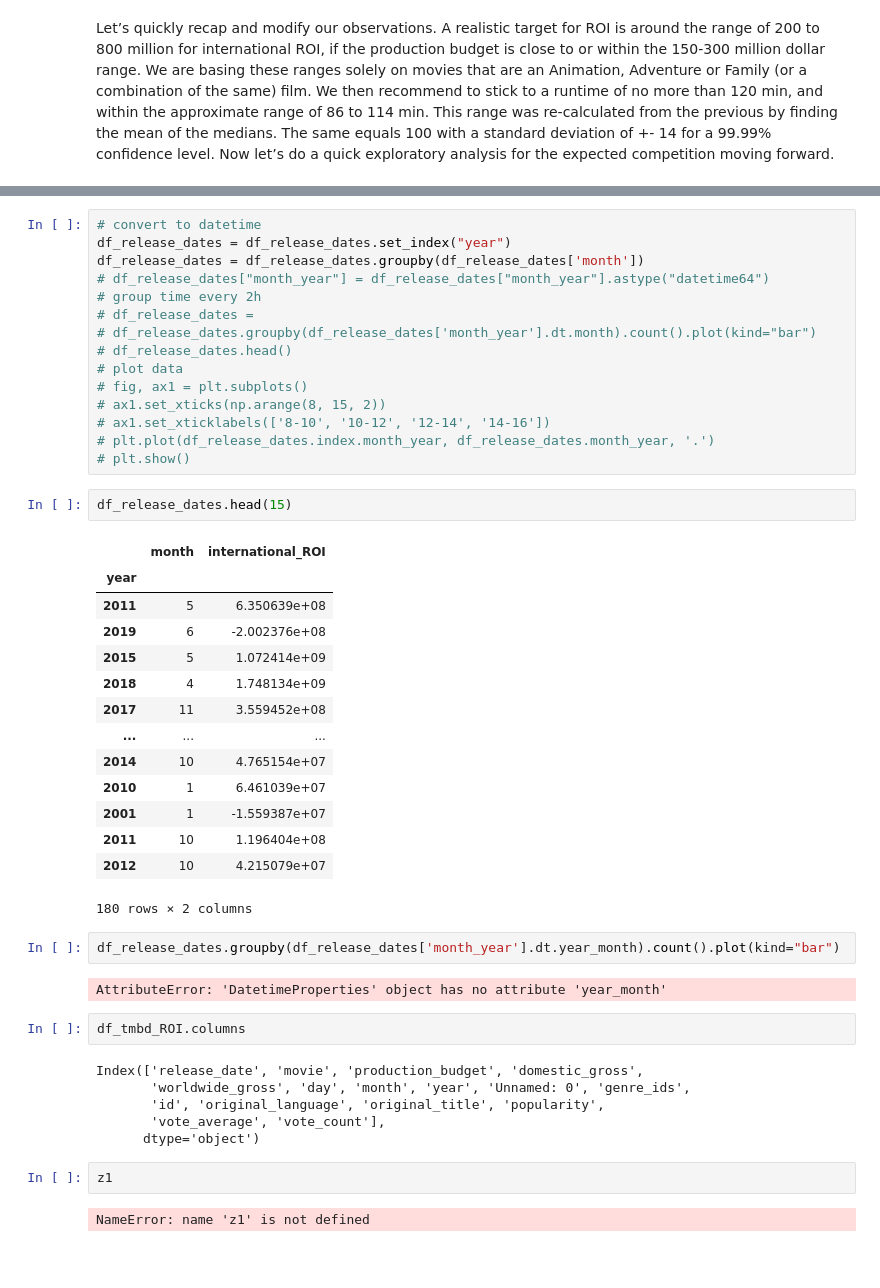
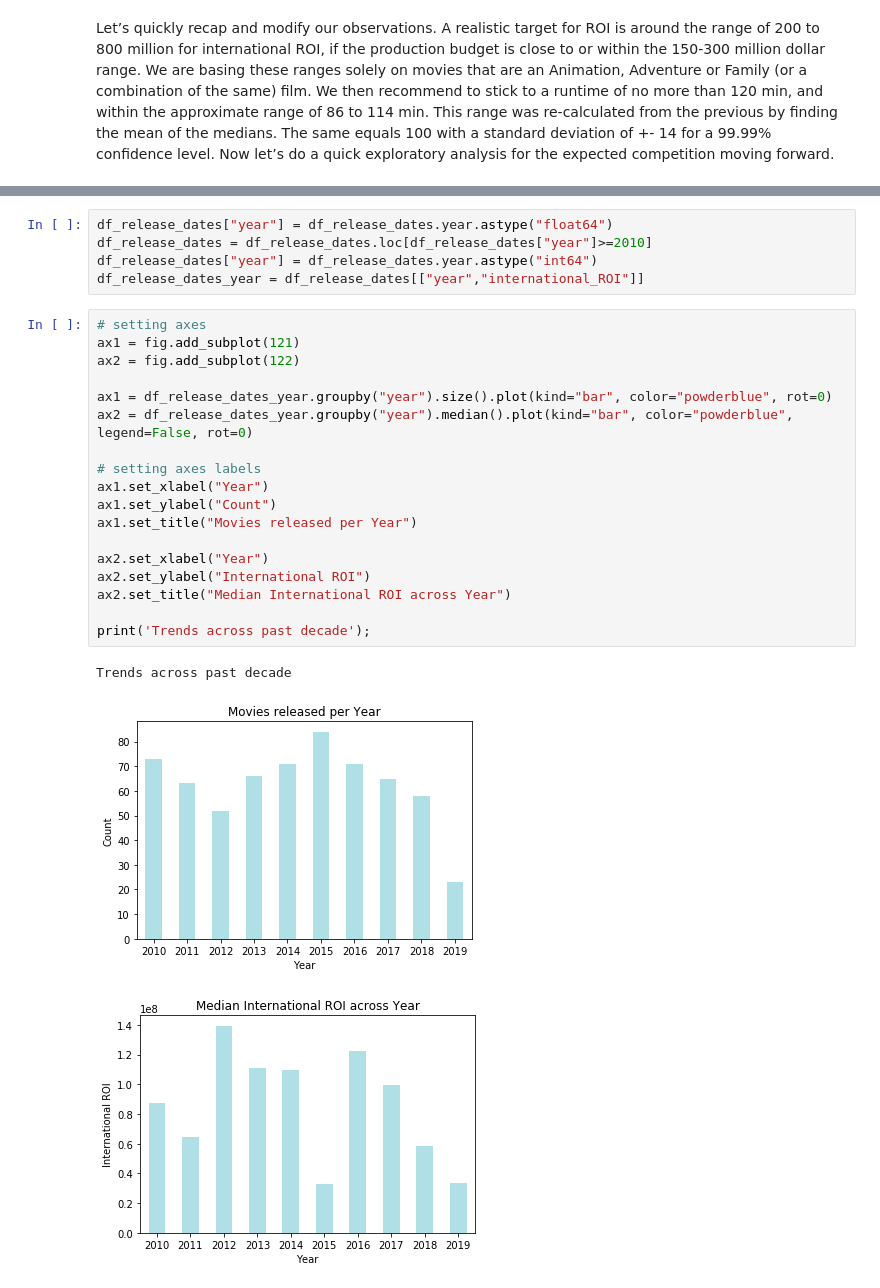
Before and after one commit to EdAlexc/dsc-mod-1-project-v2-1-online-ds-sp-000, a Jupyter notebook: student.ipynb, the cells around one changed output, grey strips where cells are left out. Cells and saved outputs as stored; diff of their text form; blank space fills up the shorter version.

```diff
--- a/student.ipynb
+++ b/student.ipynb
@@ -1378,48 +1372,27 @@ df_release_dates.head(2)
-# %%
-# convert to datetime
-df_release_dates = df_release_dates.set_index("year")
-df_release_dates = df_release_dates.groupby(df_release_dates['month'])
-# df_release_dates["month_year"] = df_release_dates["month_year"].astype("datetime64")
-# group time every 2h
-# df_release_dates =
-# df_release_dates.groupby(df_release_dates['month_year'].dt.month).count().plot(kind="bar")
-# df_release_dates.head()
-# plot data
-# fig, ax1 = plt.subplots()
-# ax1.set_xticks(np.arange(8, 15, 2))
-# ax1.set_xticklabels(['8-10', '10-12', '12-14', '14-16'])
-# plt.plot(df_release_dates.index.month_year, df_release_dates.month_year, '.')
-# plt.show()
-# %%
-df_release_dates.head(15)
-# %% [output]
-|  | month | international_ROI |
-| year |  |  |
-| 2011 | 5 | 6.350639e+08 |
-| 2019 | 6 | -2.002376e+08 |
-| 2015 | 5 | 1.072414e+09 |
-| 2018 | 4 | 1.748134e+09 |
-| 2017 | 11 | 3.559452e+08 |
-| ... | ... | ... |
-| 2014 | 10 | 4.765154e+07 |
-| 2010 | 1 | 6.461039e+07 |
-| 2001 | 1 | -1.559387e+07 |
-| 2011 | 10 | 1.196404e+08 |
-| 2012 | 10 | 4.215079e+07 |
-180 rows × 2 columns
-# %%
-df_release_dates.groupby(df_release_dates['month_year'].dt.year_month).count().plot(kind="bar")
-# %% [output]
-AttributeError: 'DatetimeProperties' object has no attribute 'year_month'
-# %%
-df_tmbd_ROI.columns
-# %% [output]
-Index(['release_date', 'movie', 'production_budget', 'domestic_gross',
-       'worldwide_gross', 'day', 'month', 'year', 'Unnamed: 0', 'genre_ids',
-       'id', 'original_language', 'original_title', 'popularity',
-       'vote_average', 'vote_count'],
-      dtype='object')
-# %%
-z1
-# %% [output]
-NameError: name 'z1' is not defined
+# %%
+df_release_dates["year"] = df_release_dates.year.astype("float64")
+df_release_dates = df_release_dates.loc[df_release_dates["year"]>=2010]
+df_release_dates["year"] = df_release_dates.year.astype("int64")
+df_release_dates_year = df_release_dates[["year","international_ROI"]]
+# %%
+# setting axes
+ax1 = fig.add_subplot(121)
+ax2 = fig.add_subplot(122)
+
+ax1 = df_release_dates_year.groupby("year").size().plot(kind="bar", color="powderblue", rot=0)
+ax2 = df_release_dates_year.groupby("year").median().plot(kind="bar", color="powderblue", legend=False, rot=0)
+
+# setting axes labels
+ax1.set_xlabel("Year")
+ax1.set_ylabel("Count")
+ax1.set_title("Movies released per Year")
+
+ax2.set_xlabel("Year")
+ax2.set_ylabel("International ROI")
+ax2.set_title("Median International ROI across Year")
+
+print('Trends across past decade');
+# %% [output]
+Trends across past decade
+[figure, added]
+[figure, added]
```
Also changed, not shown: parts of 12 cells of this notebook.
